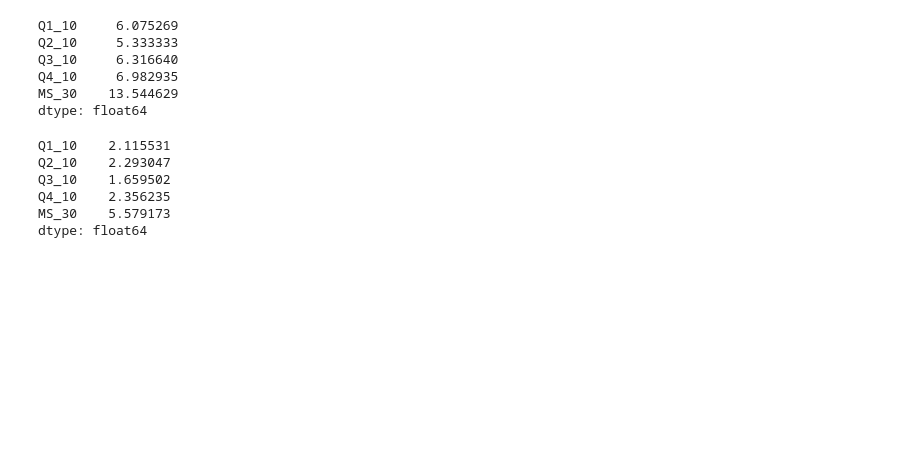
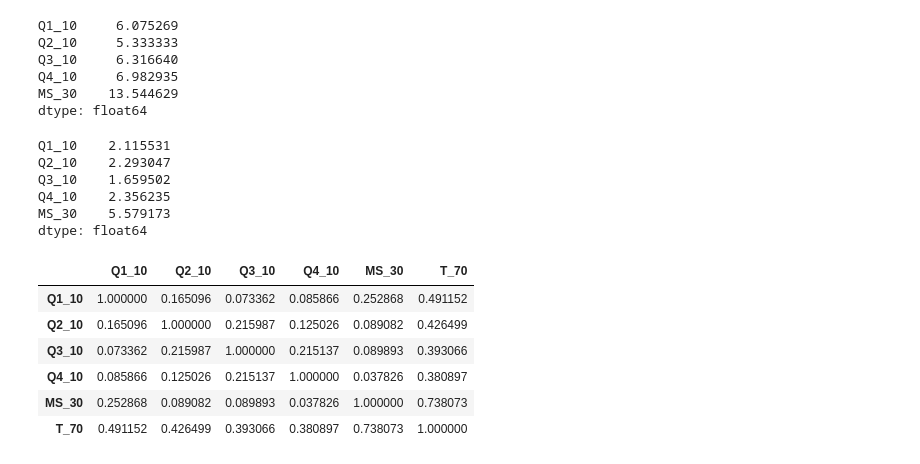
Before and after one commit to Mark-El-arch/Class_results_data-Analysis, a Jupyter notebook: math_results_analysis.ipynb, the cells around one changed output. Drawn from its saved outputs; the diff is of its cells as text; code cells hidden in the pictures; blank space fills up the shorter version.

```diff
--- a/math_results_analysis.ipynb
+++ b/math_results_analysis.ipynb
@@ -168,3 +168,13 @@ Q3_10    1.659502
 Q4_10    2.356235
 MS_30    5.579173
 dtype: float64
+# %%
+results_df[['Q1_10', 'Q2_10', 'Q3_10', 'Q4_10', 'MS_30', 'T_70']].corr()
+# %% [output]
+|  | Q1_10 | Q2_10 | Q3_10 | Q4_10 | MS_30 | T_70 |
+| Q1_10 | 1.000000 | 0.165096 | 0.073362 | 0.085866 | 0.252868 | 0.491152 |
+| Q2_10 | 0.165096 | 1.000000 | 0.215987 | 0.125026 | 0.089082 | 0.426499 |
+| Q3_10 | 0.073362 | 0.215987 | 1.000000 | 0.215137 | 0.089893 | 0.393066 |
+| Q4_10 | 0.085866 | 0.125026 | 0.215137 | 1.000000 | 0.037826 | 0.380897 |
+| MS_30 | 0.252868 | 0.089082 | 0.089893 | 0.037826 | 1.000000 | 0.738073 |
+| T_70 | 0.491152 | 0.426499 | 0.393066 | 0.380897 | 0.738073 | 1.000000 |
```
Also changed, not shown: parts of 1 cell of this notebook.
